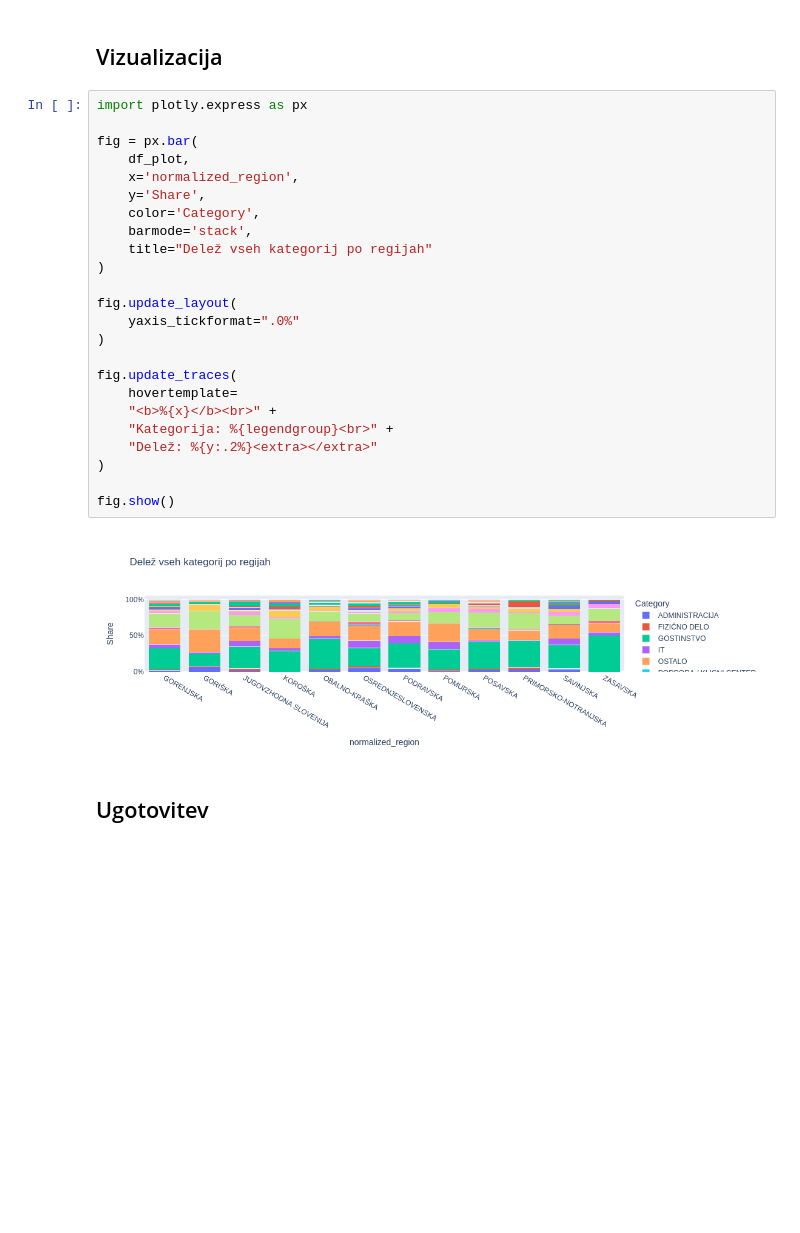
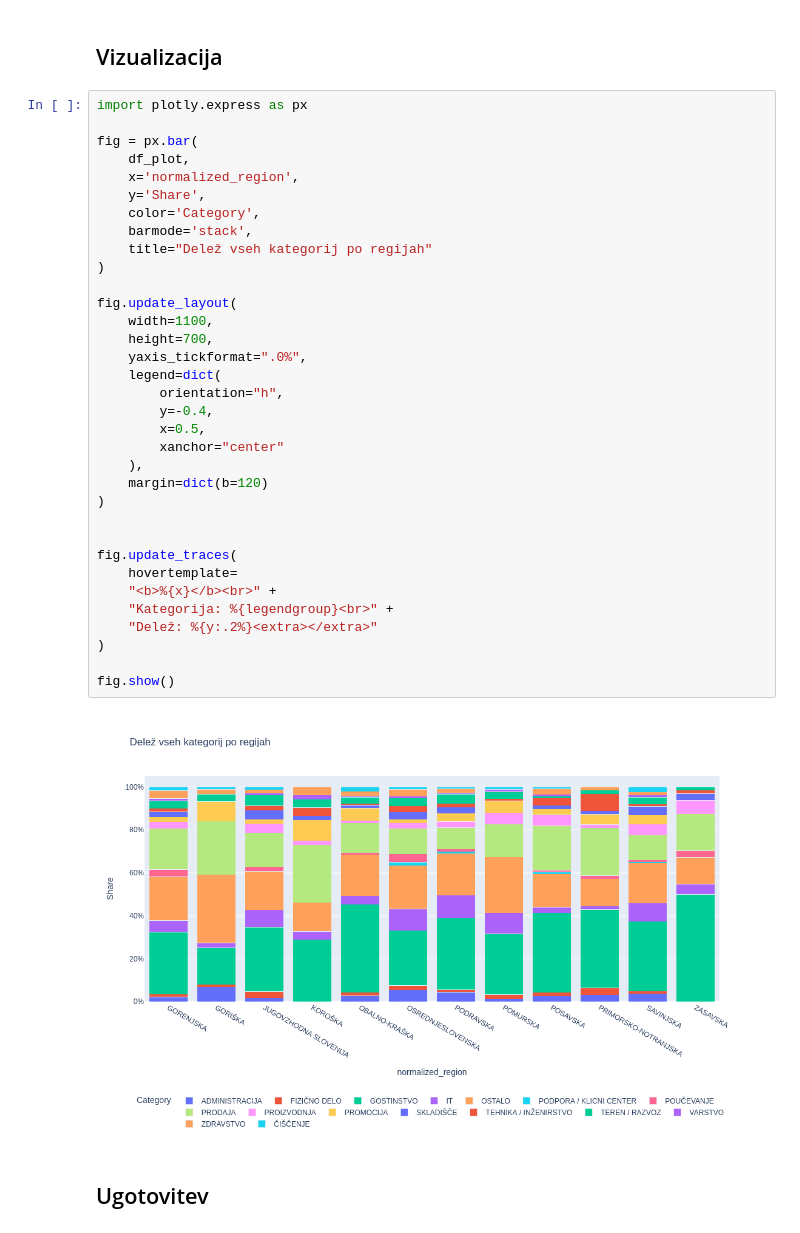
Before and after one commit to svenko99/PR2608, a Jupyter notebook: src/notebook/rezultati.ipynb, the cells around one changed output. Cells and saved outputs as stored; diff of their text form; blank space fills up the shorter version.

```diff
--- a/src/notebook/rezultati.ipynb
+++ b/src/notebook/rezultati.ipynb
@@ -1598,29 +1598,39 @@ display(matrix_pct)
 # %%
 import plotly.express as px
 
 fig = px.bar(
     df_plot,
     x='normalized_region',
     y='Share',
     color='Category',
     barmode='stack',
     title="Delež vseh kategorij po regijah"
 )
 
 fig.update_layout(
-    yaxis_tickformat=".0%"
+    width=1100,
+    height=700,
+    yaxis_tickformat=".0%",
+    legend=dict(
+        orientation="h",
+        y=-0.4,
+        x=0.5,
+        xanchor="center"
+    ),
+    margin=dict(b=120)
 )
+
 
 fig.update_traces(
     hovertemplate=
     "<b>%{x}</b><br>" +
     "Kategorija: %{legendgroup}<br>" +
     "Delež: %{y:.2%}<extra></extra>"
 )
 
 fig.show()
 # %% [output]
-[figure, old version]
+[figure, new version]
 # %% [markdown]
 ## Ugotovitev
 # %% [markdown]
```
